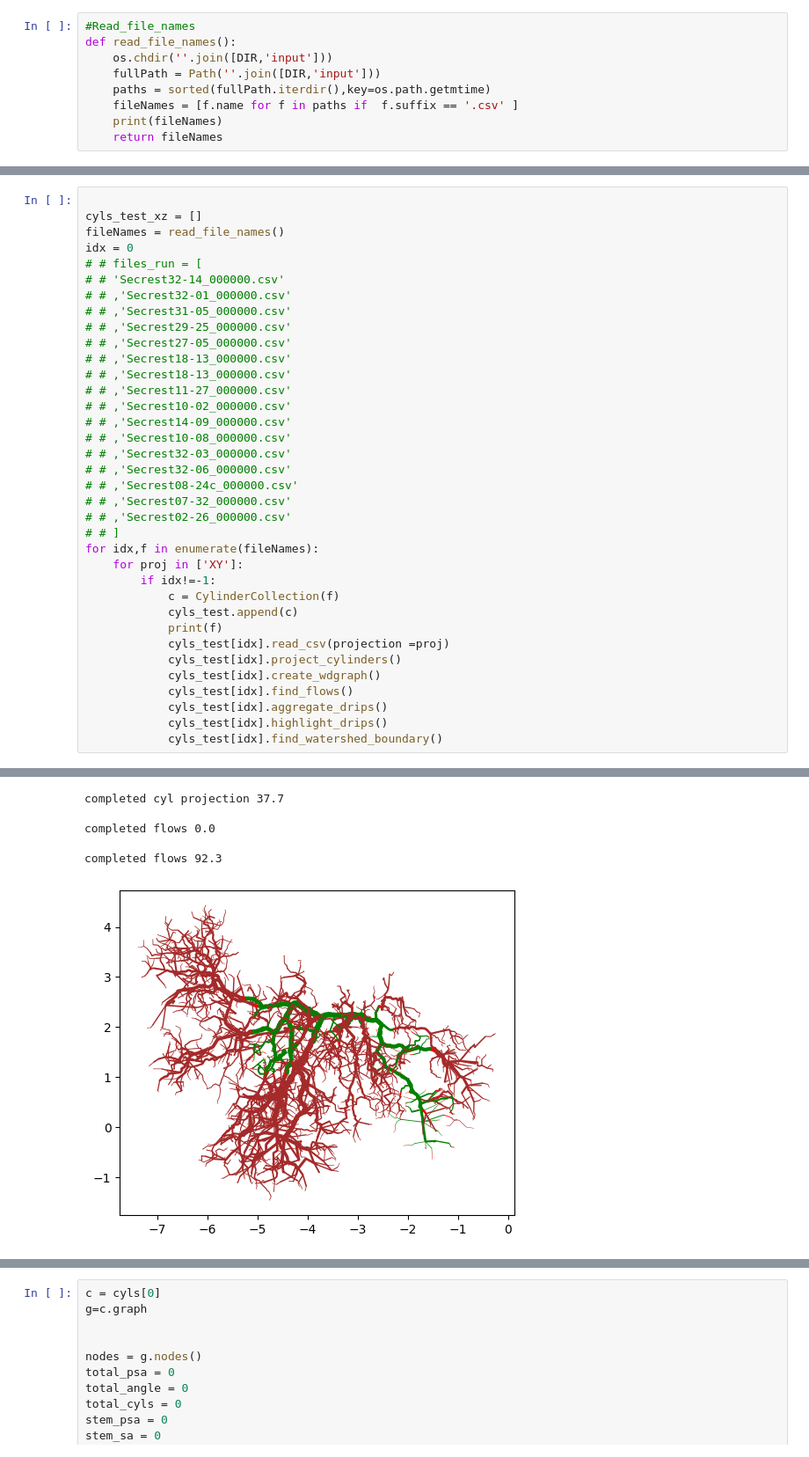
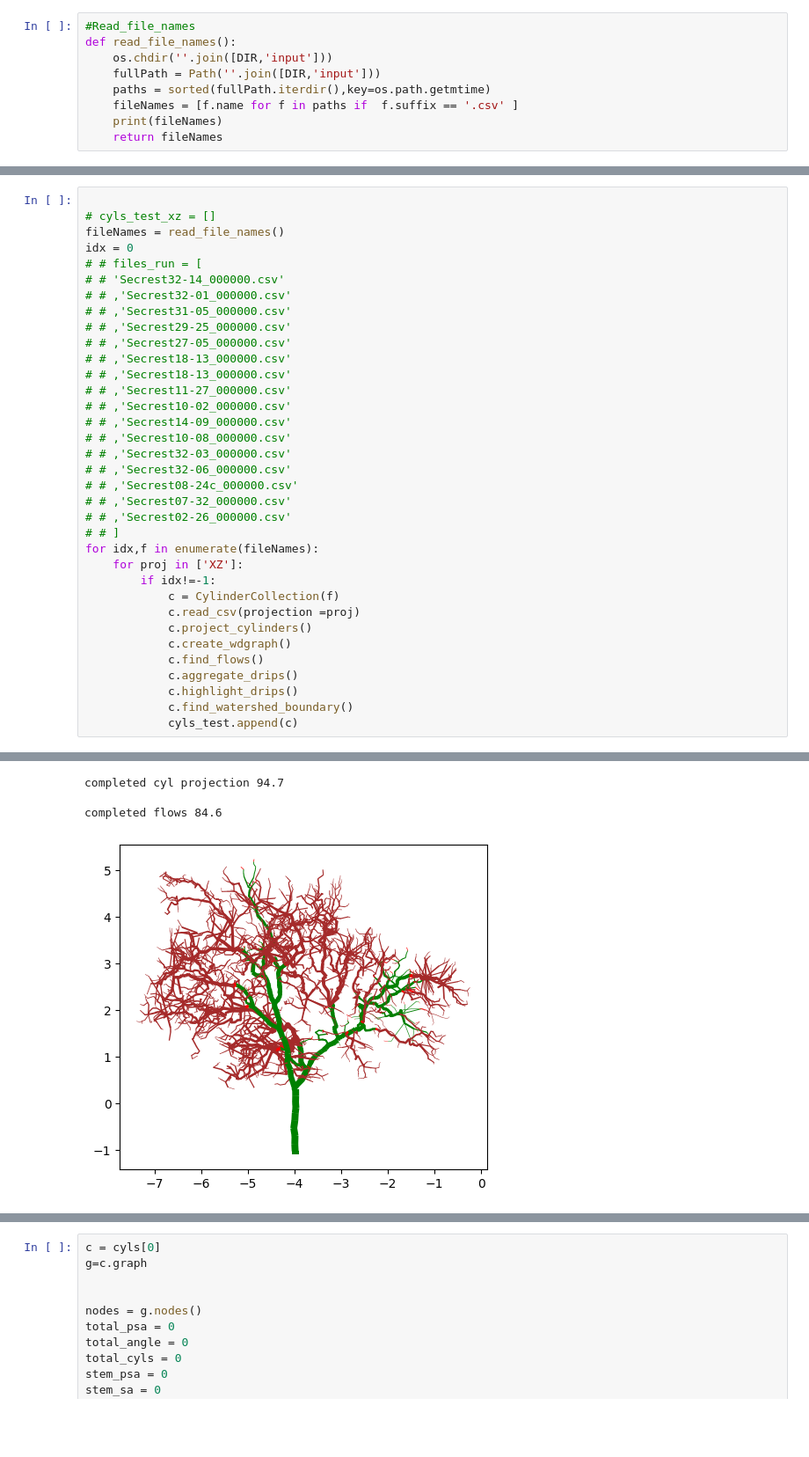
Before and after one commit to wischmcj/cylinders, a Jupyter notebook: cylinders/cli.ipynb, the cells around one changed output, grey strips where cells are left out. Shown at 88% size. Drawn from its saved outputs; the diff is of its cells as text; blank space fills up the shorter version.

```diff
--- a/cylinders/cli.ipynb
+++ b/cylinders/cli.ipynb
@@ -1467,6 +1628,6 @@ AttributeError: 'DataFrame' object has no attribute 'rows'
 # %%
 
-cyls_test_xz = []
+# cyls_test_xz = []
 fileNames = read_file_names()
 idx = 0
 # # files_run = [
@@ -1488,17 +1649,16 @@ idx = 0
 # # ,'Secrest02-26_000000.csv'
 # # ]
 for idx,f in enumerate(fileNames):
-    for proj in ['XY']:
+    for proj in ['XZ']:
         if idx!=-1:
             c = CylinderCollection(f)
+            c.read_csv(projection =proj)
+            c.project_cylinders()
+            c.create_wdgraph()
+            c.find_flows()
+            c.aggregate_drips()
+            c.highlight_drips()
+            c.find_watershed_boundary()
             cyls_test.append(c)
-            print(f)
-            cyls_test[idx].read_csv(projection =proj)
-            cyls_test[idx].project_cylinders()
-            cyls_test[idx].create_wdgraph()
-            cyls_test[idx].find_flows()
-            cyls_test[idx].aggregate_drips()
-            cyls_test[idx].highlight_drips()
-            cyls_test[idx].find_watershed_boundary()
 # %% [output]
 ['Secrest04-19_000000.csv', 'Secrest32-03_000000.csv']
@@ -1506,6 +1665,4 @@ Secrest04-19_000000.csv
-completed cyl projection 37.7
+completed cyl projection 94.7
 
-completed flows 0.0
-
-completed flows 92.3
+completed flows 84.6
-[figure, old version]
+[figure, new version]
```
Also changed, not shown: parts of 10 cells of this notebook.
